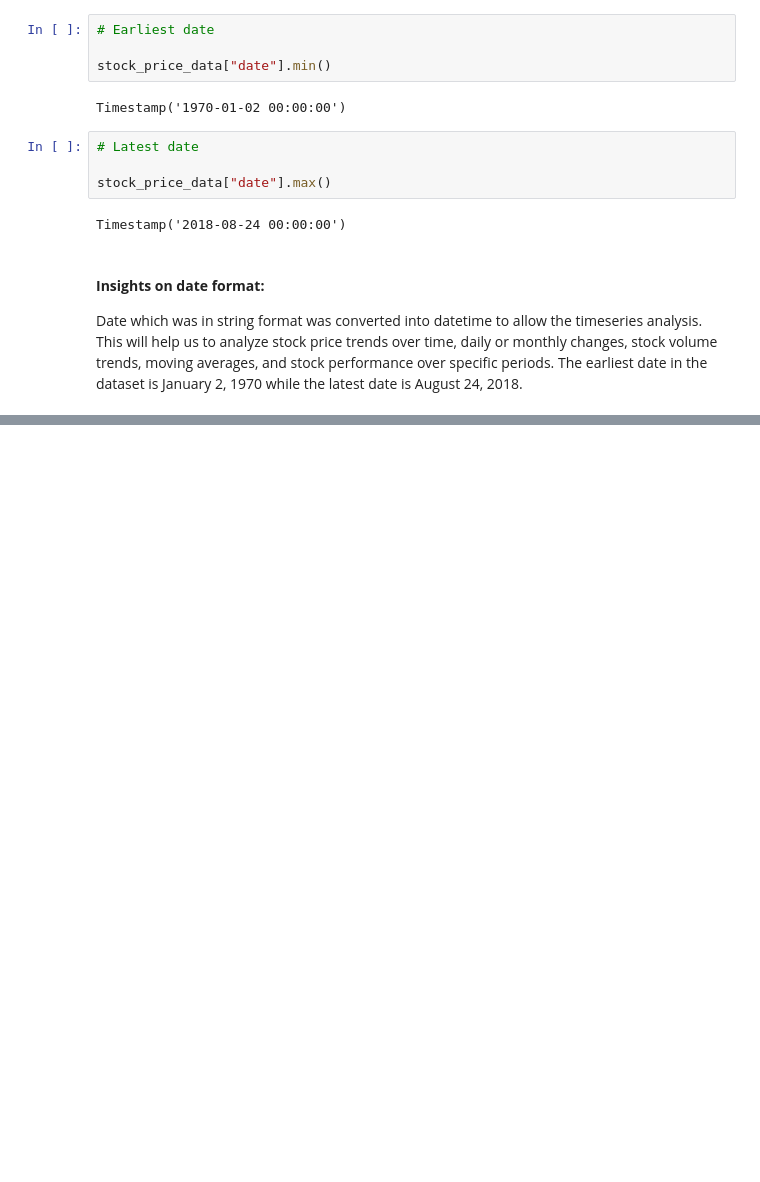
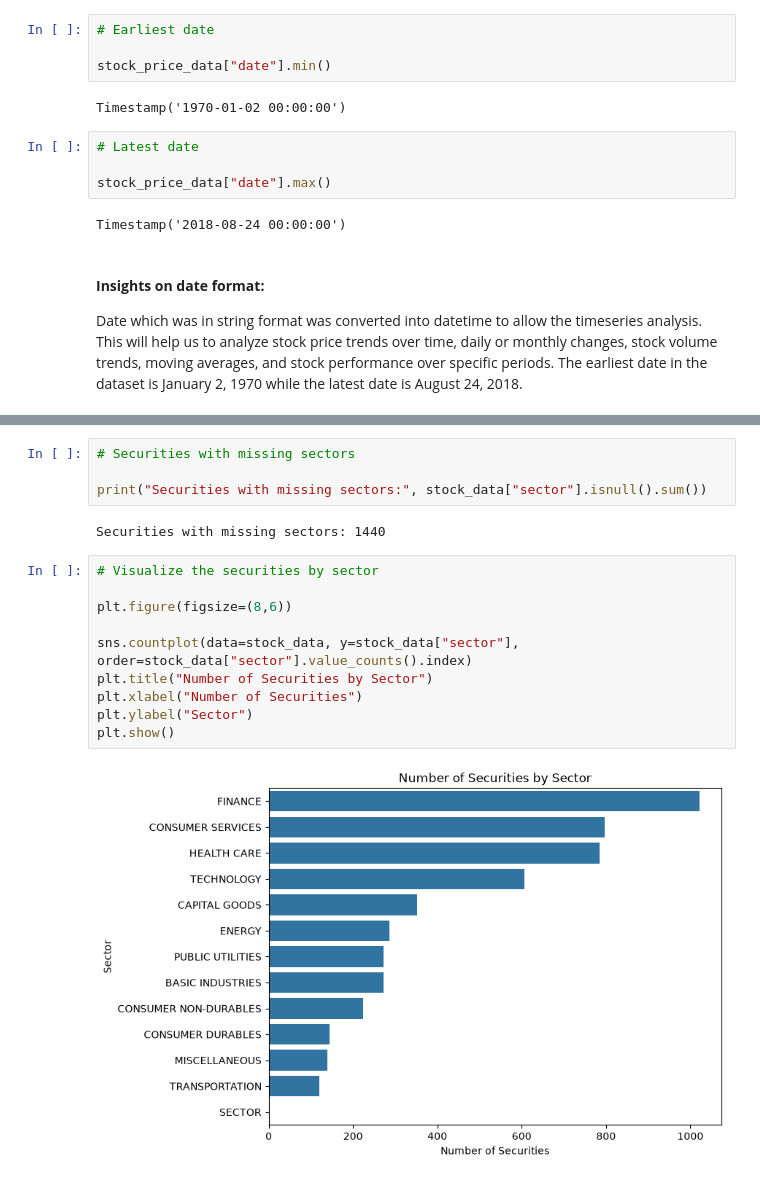
Before and after one commit to Yvesangwa/DAAI_projects, a Jupyter notebook: Project_1_EDA_Stock_Market_Data/EDA_Historical_Data_Stock_Market.ipynb, the cells around one changed output, grey strips where cells are left out. Drawn from its saved outputs; the diff is of its cells as text; blank space fills up the shorter version.

```diff
--- a/Project_1_EDA_Stock_Market_Data/EDA_Historical_Data_Stock_Market.ipynb
+++ b/Project_1_EDA_Stock_Market_Data/EDA_Historical_Data_Stock_Market.ipynb
@@ -315,0 +374,18 @@ Date which was in string format was converted into datetime to allow the timeser
+# %%
+# Securities with missing sectors
+
+print("Securities with missing sectors:", stock_data["sector"].isnull().sum())
+# %% [output]
+Securities with missing sectors: 1440
+# %%
+# Visualize the securities by sector
+
+plt.figure(figsize=(8,6))
+
+sns.countplot(data=stock_data, y=stock_data["sector"], order=stock_data["sector"].value_counts().index)
+plt.title("Number of Securities by Sector")
+plt.xlabel("Number of Securities")
+plt.ylabel("Sector")
+plt.show()
+# %% [output]
+[figure, added]
```
Also changed, not shown: parts of 10 cells of this notebook.
